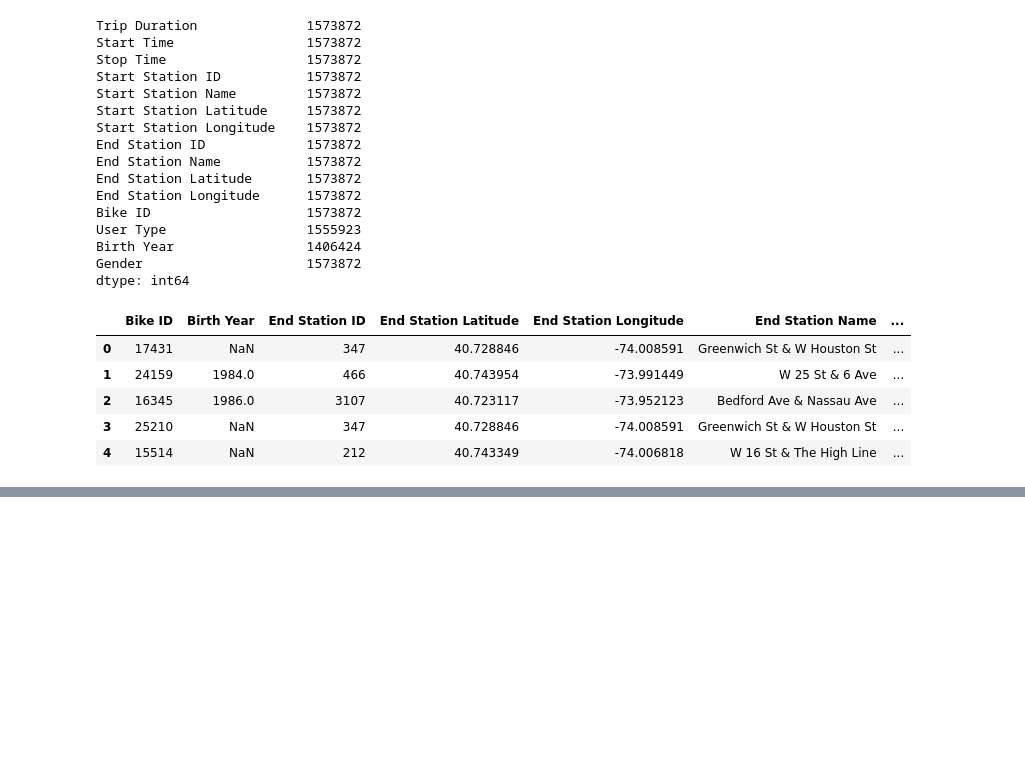
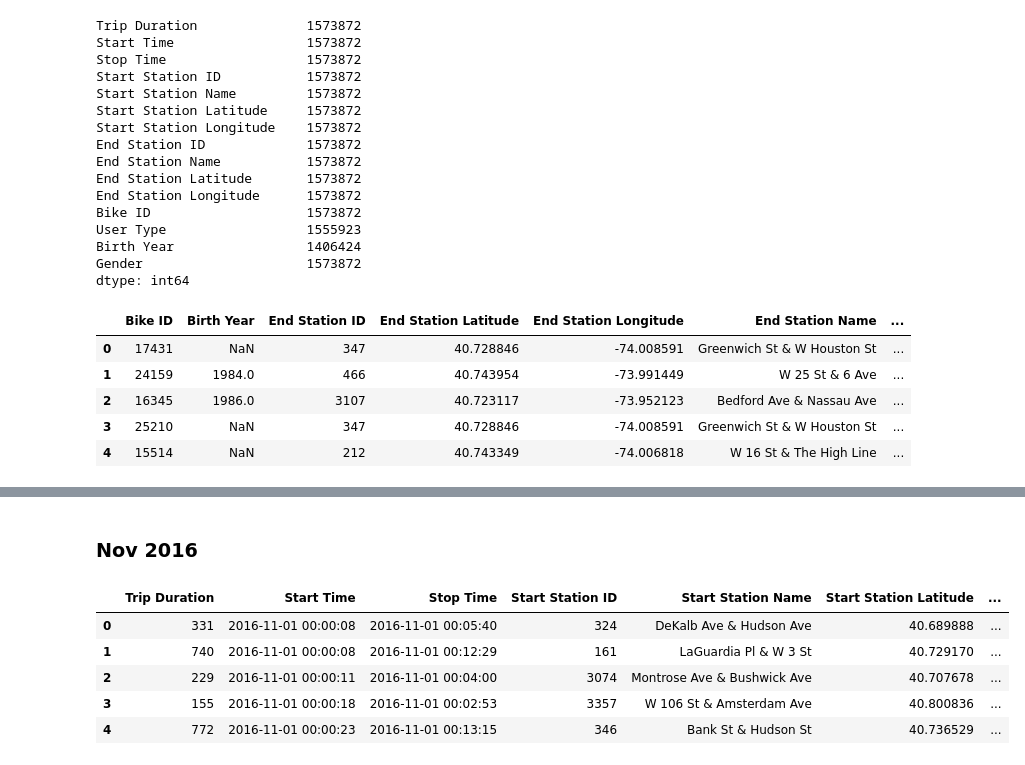
Before and after one commit to 3chords/biking_nyc, a Jupyter notebook: biking_nyc.ipynb, the cells around one changed output, grey strips where cells are left out. Drawn from its saved outputs; the diff is of its cells as text; code cells hidden in the pictures; blank space fills up the shorter version.

Commit message:
dataframes July 2016 - Dec 2016

```diff
--- a/biking_nyc.ipynb
+++ b/biking_nyc.ipynb
@@ -301,0 +326,13 @@ concat_03.head()
+# %% [markdown]
+### Nov 2016
+# %%
+# read files into dataframe for DF5
+df_2016_11 = pd.read_csv(bike_2016_11)
+df_2016_11.head()
+# %% [output]
+|  | Trip Duration | Start Time | Stop Time | Start Station ID | Start Station Name | Start Station Latitude | ... |
+| 0 | 331 | 2016-11-01 00:00:08 | 2016-11-01 00:05:40 | 324 | DeKalb Ave & Hudson Ave | 40.689888 | ... |
+| 1 | 740 | 2016-11-01 00:00:08 | 2016-11-01 00:12:29 | 161 | LaGuardia Pl & W 3 St | 40.729170 | ... |
+| 2 | 229 | 2016-11-01 00:00:11 | 2016-11-01 00:04:00 | 3074 | Montrose Ave & Bushwick Ave | 40.707678 | ... |
+| 3 | 155 | 2016-11-01 00:00:18 | 2016-11-01 00:02:53 | 3357 | W 106 St & Amsterdam Ave | 40.800836 | ... |
+| 4 | 772 | 2016-11-01 00:00:23 | 2016-11-01 00:13:15 | 346 | Bank St & Hudson St | 40.736529 | ... |
```
Also changed, not shown: parts of 10 cells of this notebook.
